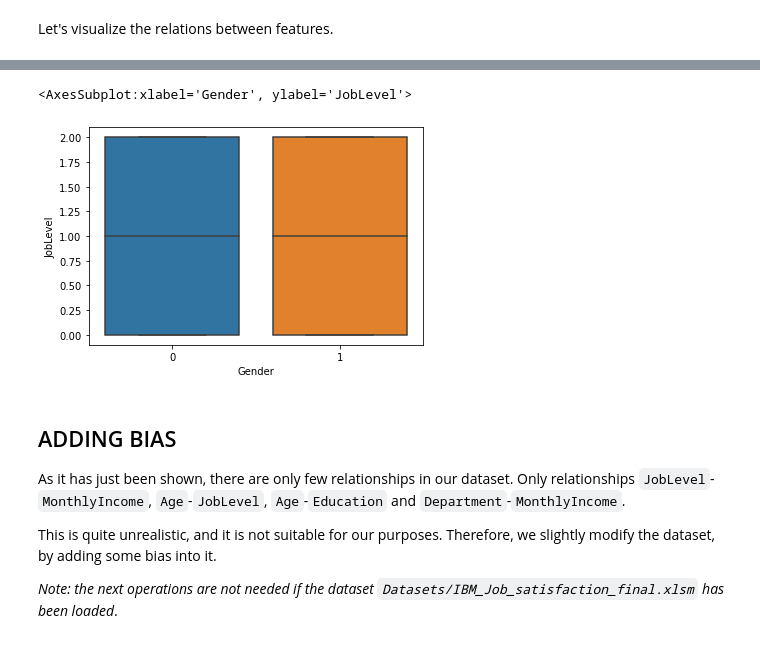
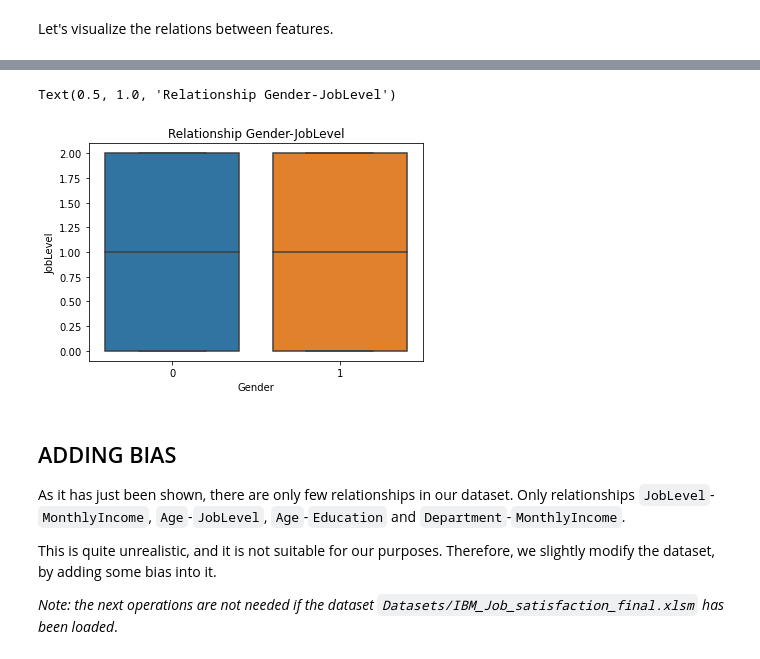
Before and after one commit to EnricoPittini/Job-satisfaction, a Jupyter notebook: Job satisfaction modeling.ipynb, the cells around one changed output, grey strips where cells are left out. Saved outputs shown, nothing was run; the diff lists cells and outputs as text; code cells hidden in the pictures.

```diff
--- a/Job satisfaction modeling.ipynb
+++ b/Job satisfaction modeling.ipynb
@@ -399,8 +489,8 @@ sns.boxplot(x='MonthlyIncome', y='JobSatisfaction', data=df)
 # %%
-sns.boxplot(x='Gender', y='JobLevel', data=df)
+sns.boxplot(x='Gender', y='JobLevel', data=df).set_title('Relationship Gender-JobLevel')
 # %% [output]
-<AxesSubplot:xlabel='Gender', ylabel='JobLevel'>
+Text(0.5, 1.0, 'Relationship Gender-JobLevel')
-[figure, old version]
+[figure, new version]
 # %% [markdown]
 ## ADDING BIAS
 As it has just been shown, there are only few relationships in our dataset. Only relationships `JobLevel`-`MonthlyIncome`, `Age`-`JobLevel`, `Age`-`Education` and `Department`-`MonthlyIncome`.
```
Also changed, not shown: parts of 117 cells of this notebook, 1 other file.
